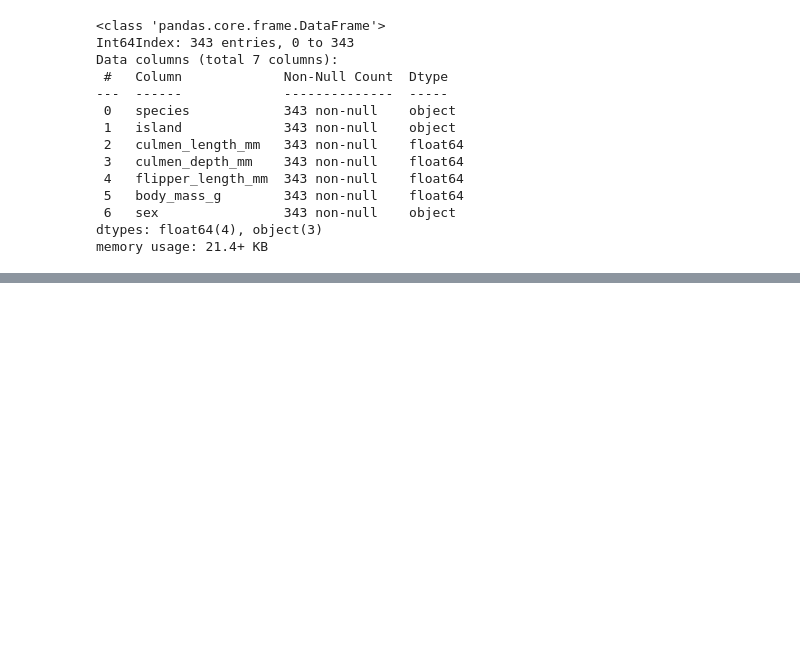
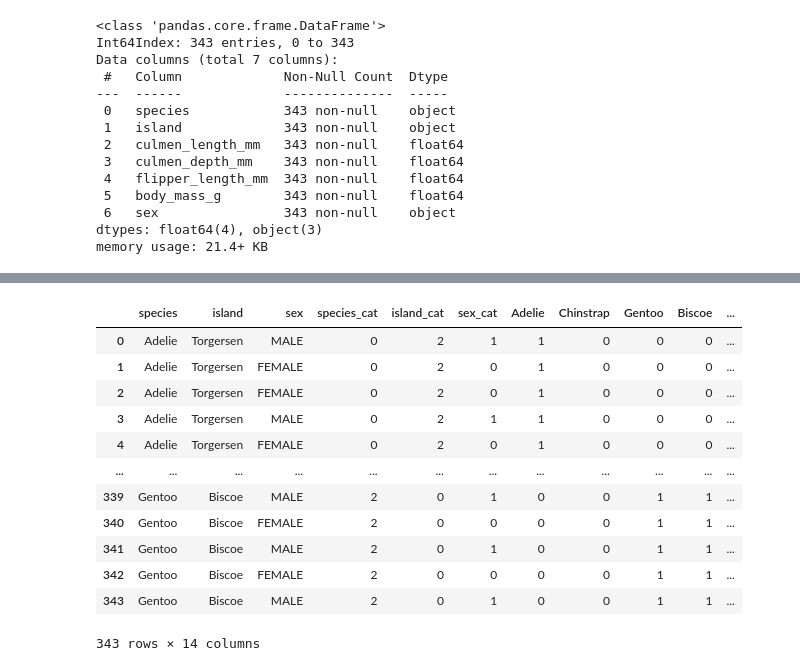
Before and after one commit to dhrey112/todo_in_ML-project, a Jupyter notebook: features_engineering.ipynb, the cells around one changed output, grey strips where cells are left out. Drawn from its saved outputs; the diff is of its cells as text; code cells hidden in the pictures; blank space fills up the shorter version.

```diff
--- a/features_engineering.ipynb
+++ b/features_engineering.ipynb
@@ -124,3 +134,12 @@ Data columns (total 7 columns):
  6   sex                343 non-null    object
 dtypes: float64(4), object(3)
 memory usage: 21.4+ KB
+# %%
+# let’s extract those variables from our dataset into a separate
+# variable and mark them as categorical type
+
+data['species'] = data['species'].astype('category')
+data['island'] = data['island'].astype('category')
+data['sex'] = data['sex'].astype('category')
+
+data.dtypes
@@ -126,0 +155,4 @@ memory usage: 21.4+ KB
+# %%
+categorical_data = data.drop(['culmen_length_mm', 'culmen_depth_mm', 'flipper_length_mm', 'body_mass_g'], axis=1)
+
+categorical_data.head()
@@ -126,0 +170,6 @@ memory usage: 21.4+ KB
+# %%
+categorical_data["species_cat"] = categorical_data["species"].cat.codes
+categorical_data["island_cat"] = categorical_data["island"].cat.codes
+categorical_data["sex_cat"] = categorical_data["sex"].cat.codes
+
+categorical_data.head()
@@ -126,0 +189,25 @@ memory usage: 21.4+ KB
+# %%
+encoded_spicies = pd.get_dummies(categorical_data['species'])
+encoded_island = pd.get_dummies(categorical_data['island'])
+encoded_sex = pd.get_dummies(categorical_data['sex'])
+
+
+categorical_data = categorical_data.join(encoded_spicies)
+categorical_data = categorical_data.join(encoded_island)
+categorical_data = categorical_data.join(encoded_sex)
+# %%
+categorical_data
+# %% [output]
+|  | species | island | sex | species_cat | island_cat | sex_cat | Adelie | Chinstrap | Gentoo | Biscoe | ... |
+| 0 | Adelie | Torgersen | MALE | 0 | 2 | 1 | 1 | 0 | 0 | 0 | ... |
+| 1 | Adelie | Torgersen | FEMALE | 0 | 2 | 0 | 1 | 0 | 0 | 0 | ... |
+| 2 | Adelie | Torgersen | FEMALE | 0 | 2 | 0 | 1 | 0 | 0 | 0 | ... |
+| 3 | Adelie | Torgersen | MALE | 0 | 2 | 1 | 1 | 0 | 0 | 0 | ... |
+| 4 | Adelie | Torgersen | FEMALE | 0 | 2 | 0 | 1 | 0 | 0 | 0 | ... |
+| ... | ... | ... | ... | ... | ... | ... | ... | ... | ... | ... | ... |
+| 339 | Gentoo | Biscoe | MALE | 2 | 0 | 1 | 0 | 0 | 1 | 1 | ... |
+| 340 | Gentoo | Biscoe | FEMALE | 2 | 0 | 0 | 0 | 0 | 1 | 1 | ... |
+| 341 | Gentoo | Biscoe | MALE | 2 | 0 | 1 | 0 | 0 | 1 | 1 | ... |
+| 342 | Gentoo | Biscoe | FEMALE | 2 | 0 | 0 | 0 | 0 | 1 | 1 | ... |
+| 343 | Gentoo | Biscoe | MALE | 2 | 0 | 1 | 0 | 0 | 1 | 1 | ... |
+343 rows × 14 columns
```
Also changed, not shown: parts of 8 cells of this notebook.
